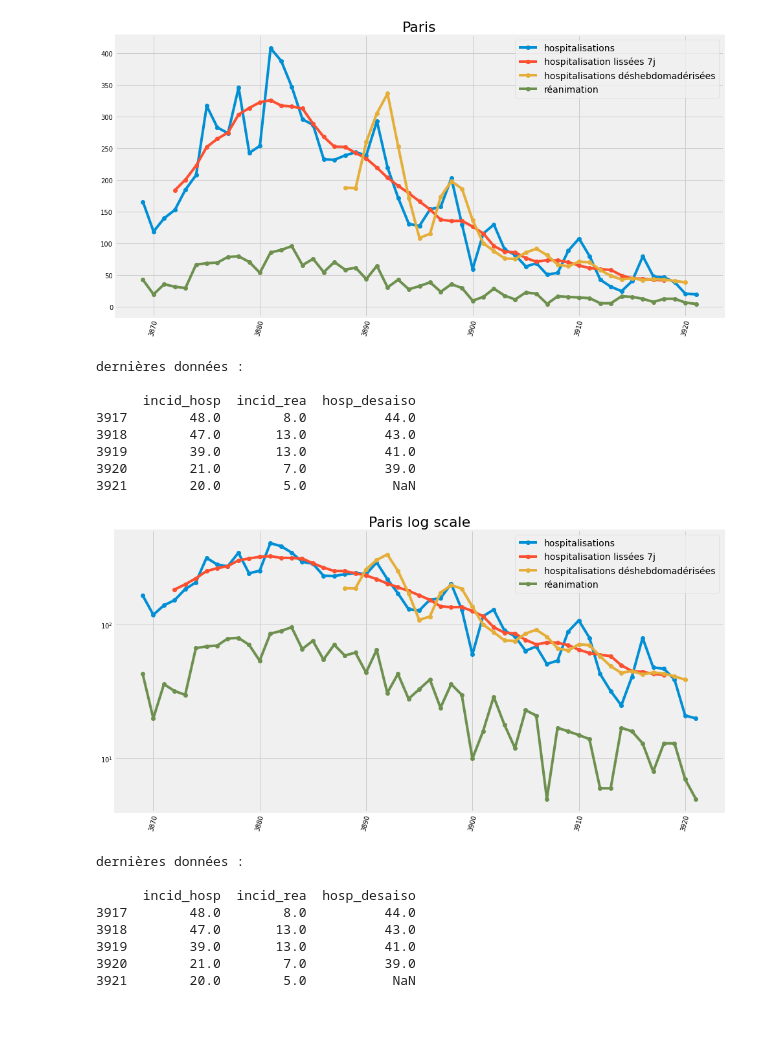
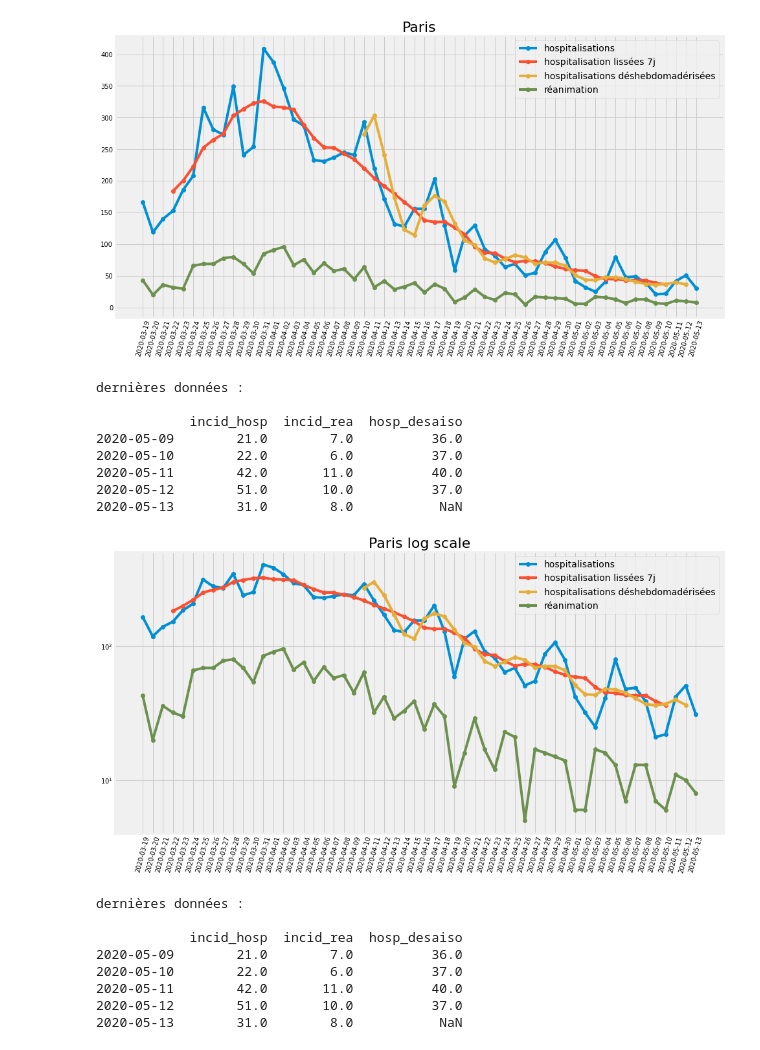
Before and after one commit to paulantoine/covid_dept, a Jupyter notebook: covid.ipynb, the cells around one changed output. Drawn from its saved outputs; the diff is of its cells as text; code cells hidden in the pictures; blank space fills up the shorter version.

```diff
--- a/covid.ipynb
+++ b/covid.ipynb
@@ -130,27 +130,27 @@ def display_dept(d_number, d_name):
     print("\ndernières données lissées 7j: \n")
     print(dept.rolling(7).mean().apply(np.rint).tail())
 # %%
-display_df(df[df.dep=="75"], "Paris")
+display_df(df[df.dep=="75"].set_index("jour", drop=True), "Paris")
 # %% [output]
-[figure, old version]
+[figure, new version]
 dernières données :
 
-      incid_hosp  incid_rea  hosp_desaiso
-3917        48.0        8.0          44.0
-3918        47.0       13.0          43.0
-3919        39.0       13.0          41.0
-3920        21.0        7.0          39.0
-3921        20.0        5.0           NaN
+            incid_hosp  incid_rea  hosp_desaiso
+2020-05-09        21.0        7.0          36.0
+2020-05-10        22.0        6.0          37.0
+2020-05-11        42.0       11.0          40.0
+2020-05-12        51.0       10.0          37.0
+2020-05-13        31.0        8.0           NaN
 # %%
-display_df(df[df.dep=="75"], "Paris log scale", True)
+display_df(df[df.dep=="75"].set_index("jour", drop=True), "Paris log scale", True)
 # %% [output]
-[figure, old version]
+[figure, new version]
 dernières données :
 
-      incid_hosp  incid_rea  hosp_desaiso
-3917        48.0        8.0          44.0
-3918        47.0       13.0          43.0
-3919        39.0       13.0          41.0
-3920        21.0        7.0          39.0
-3921        20.0        5.0           NaN
+            incid_hosp  incid_rea  hosp_desaiso
+2020-05-09        21.0        7.0          36.0
+2020-05-10        22.0        6.0          37.0
+2020-05-11        42.0       11.0          40.0
+2020-05-12        51.0       10.0          37.0
+2020-05-13        31.0        8.0           NaN
 # %%
```
Also changed, not shown: parts of 7 cells of this notebook.
